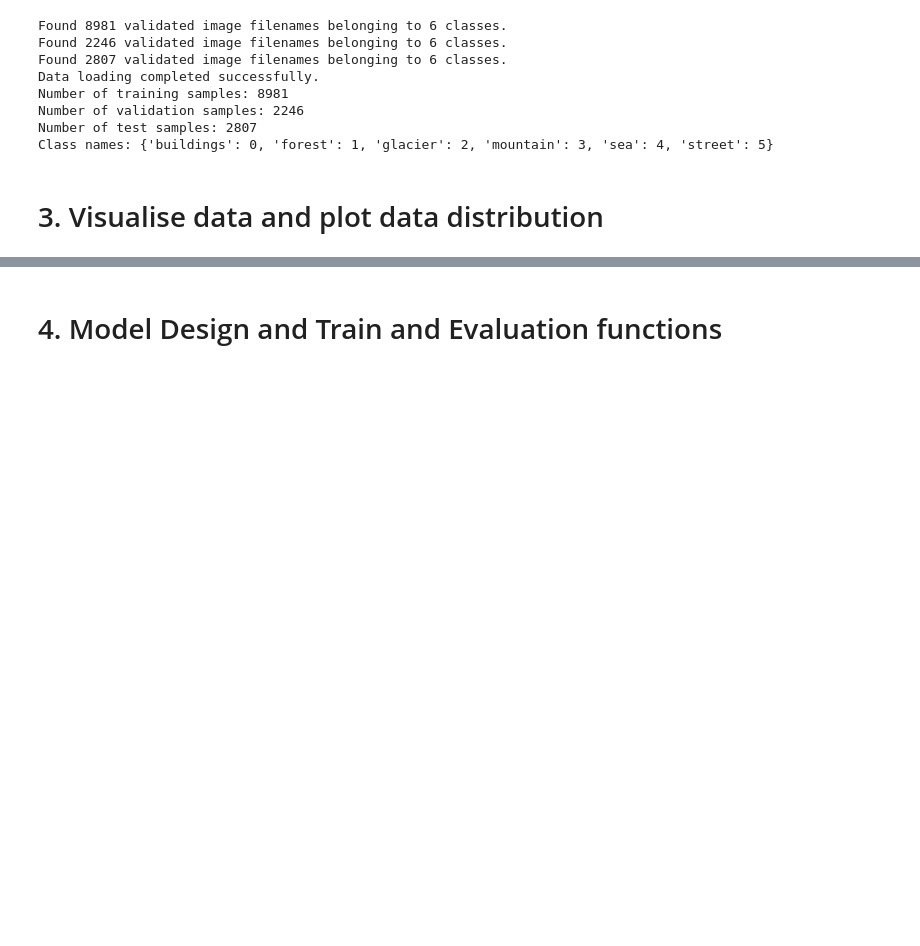
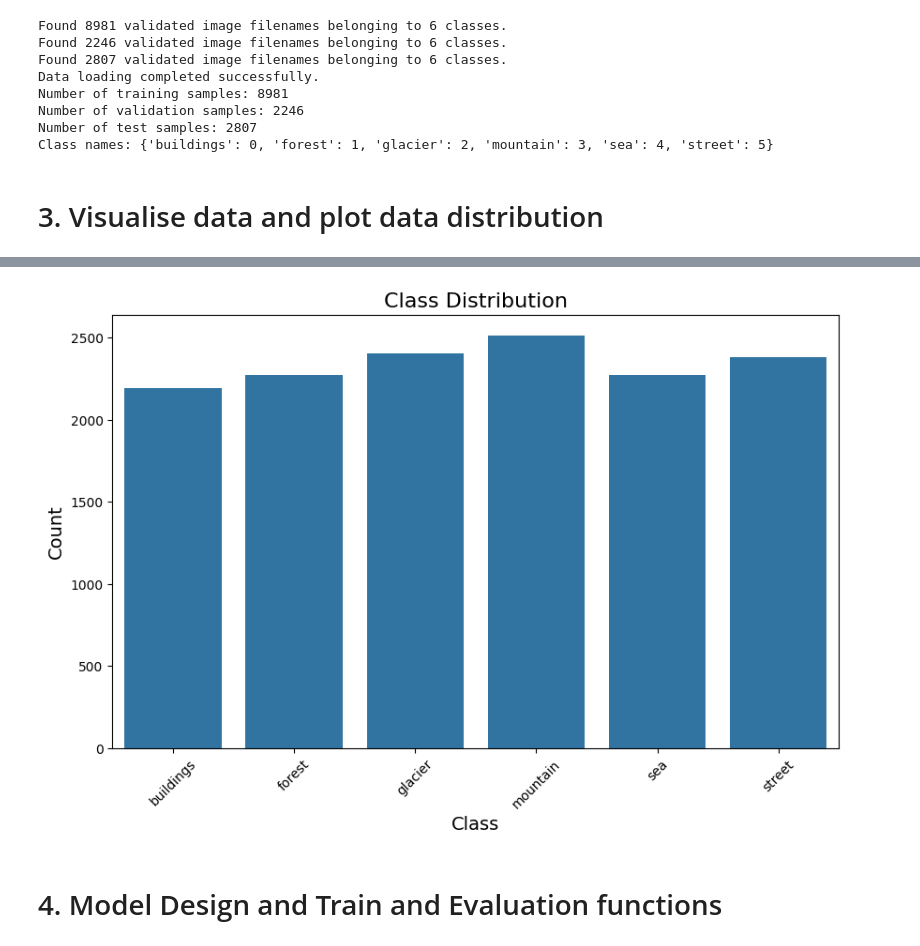
Before and after one commit to sg599/DL_Intel_Image_Classification_Block3_2026, a Jupyter notebook: notebooks/Assignment_Intel__Image_classification_Starting_Code.ipynb, the cells around one changed output, grey strips where cells are left out. Cells and saved outputs as stored; diff of their text form; code cells hidden in the pictures; blank space fills up the shorter version.

```diff
--- a/notebooks/Assignment_Intel__Image_classification_Starting_Code.ipynb
+++ b/notebooks/Assignment_Intel__Image_classification_Starting_Code.ipynb
@@ -141,3 +164,15 @@ Class names: {'buildings': 0, 'forest': 1, 'glacier': 2, 'mountain': 3, 'sea': 4
+# %%
+#   SOFIA: TASK 1. PART II. PLOT CLASS DISTRIBUTION
+plt.figure(figsize=(10, 6))
+sns.countplot(data = df, x = "class", order = CLASS_LABELS)
+plt.title("Class Distribution", fontsize=16)
+plt.xlabel("Class", fontsize=14)
+plt.ylabel("Count", fontsize=14)
+plt.xticks(rotation=45)
+plt.tight_layout
+plt.show()
+# %% [output]
+[figure, added]
 # %% [markdown]
 # 4. Model Design and Train and Evaluation functions
 # %% [markdown]
```
Also changed, not shown: parts of 2 cells of this notebook.
